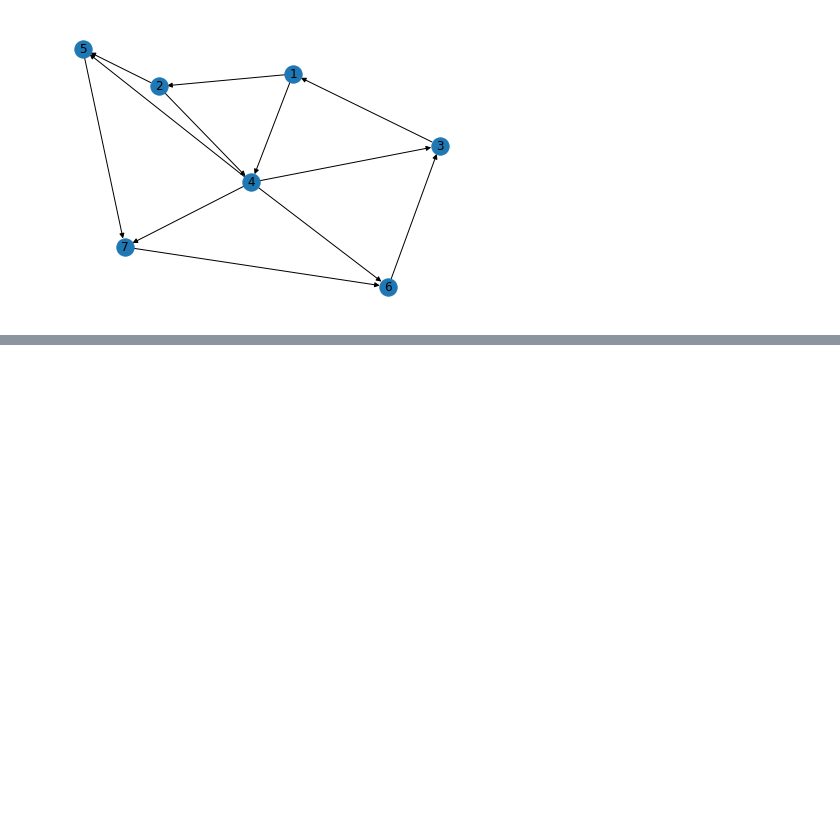
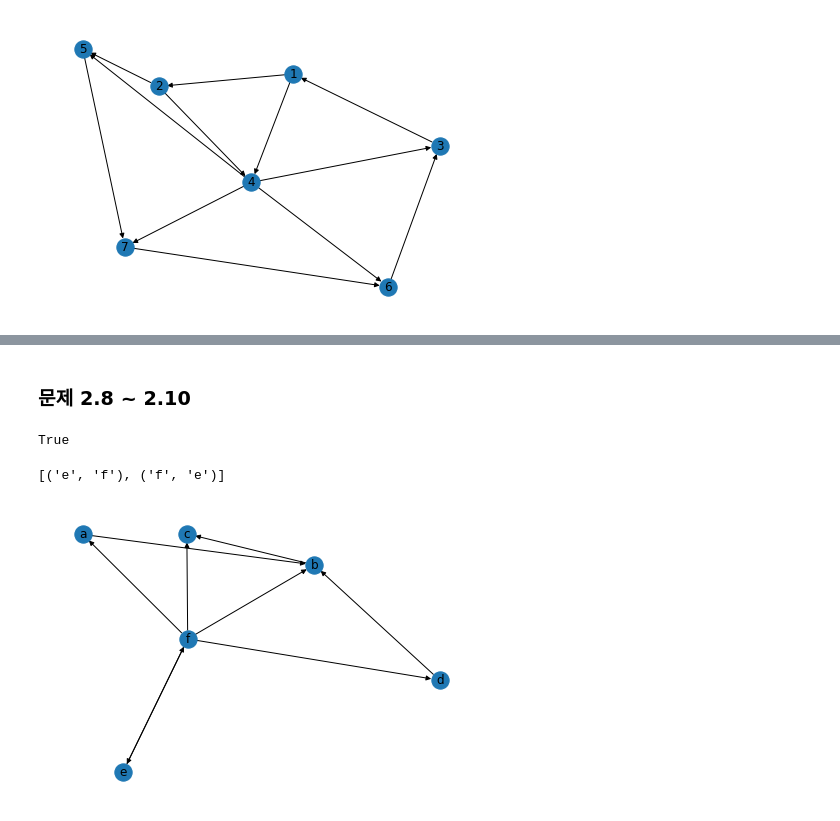
Before and after one commit to hr1588/network, a Jupyter notebook: 2장.ipynb, the cells around one changed output, grey strips where cells are left out. Saved outputs shown, nothing was run; the diff lists cells and outputs as text; code cells hidden in the pictures; blank space fills up the shorter version.

```diff
--- a/2장.ipynb
+++ b/2장.ipynb
@@ -306,0 +320,23 @@ nx.diameter(w)
+# %% [markdown]
+### 문제 2.8 ~ 2.10
+# %%
+f = nx.DiGraph()
+f.add_nodes_from(['a','b','c','d','e','f'])
+f.add_edge('a','b', weight = 1)
+f.add_edge('b','c', weight = 2)
+f.add_edge('d','b', weight = 1)
+f.add_edge('d','b', weight = 1)
+f.add_edge('e','f', weight = 1)
+f.add_edge('f','a', weight = 2)
+f.add_edge('f','b', weight = 1)
+f.add_edge('f','c', weight = 3)
+f.add_edge('f','d', weight = 1)
+f.add_edge('f','e', weight = 1)
+nx.draw(f, with_labels = True)
+
+print(nx.is_weakly_connected(f))
+nx.find_cycle(f)
+# %% [output]
+True
+[('e', 'f'), ('f', 'e')]
+[figure, added]
```
Also changed, not shown: parts of 35 cells of this notebook.
